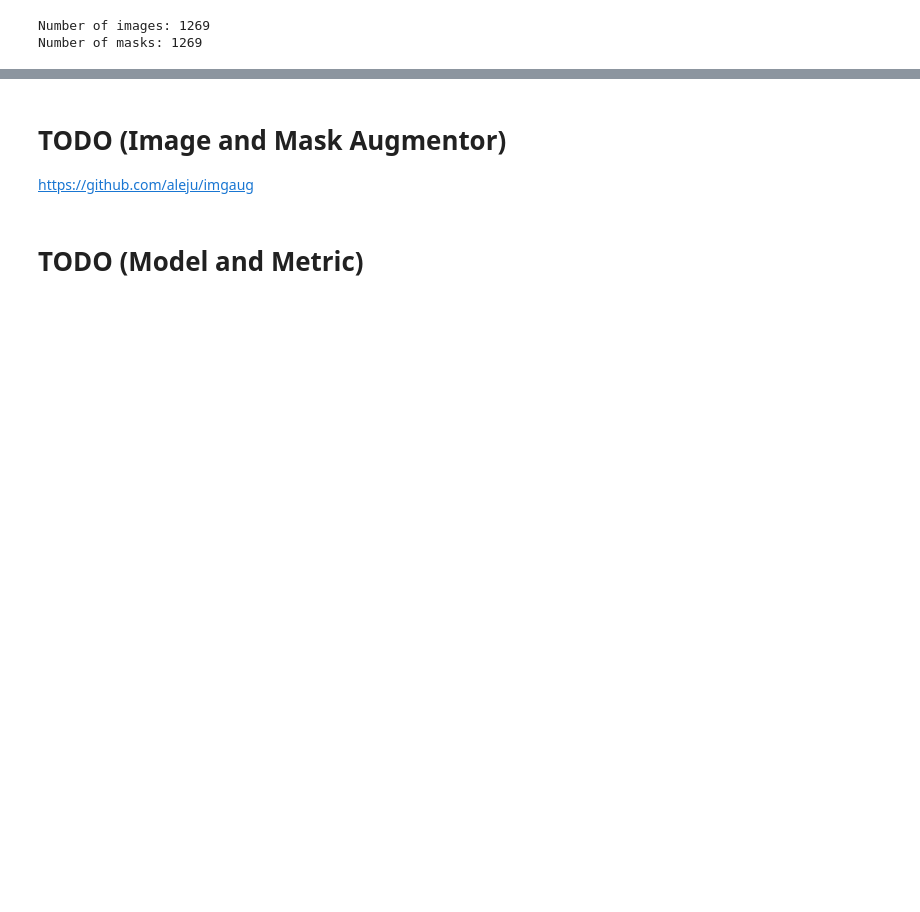
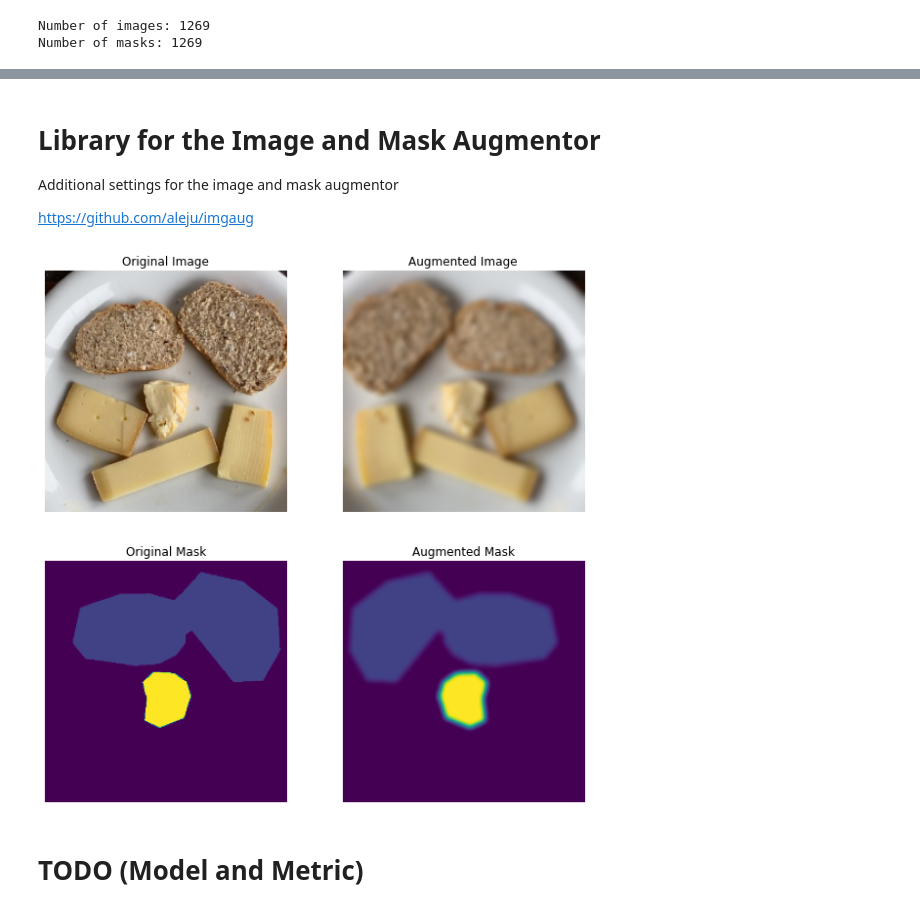
Before and after one commit to lucamarini22/food-recognition-challenge, a Jupyter notebook: food-recognition-challenge.ipynb, the cells around one changed output, grey strips where cells are left out. Cells and saved outputs as stored; diff of their text form; code cells hidden in the pictures; blank space fills up the shorter version.

```diff
--- a/food-recognition-challenge.ipynb
+++ b/food-recognition-challenge.ipynb
@@ -206,4 +192,6 @@ Objects: parmesan, tomato
 # %% [markdown]
-# TODO (Image and Mask Augmentor)
+# Library for the Image and Mask Augmentor
+
+Additional settings for the image and mask augmentor
 
 https://github.com/aleju/imgaug
@@ -210,2 +212,38 @@ https://github.com/aleju/imgaug
+# %%
+# Function to show an image and a mask along with their augments
+def showAug(imgs, msks, N=None):
+    plt.figure(figsize=(10, 10))
+
+    if N is None:
+        N = np.random.randint(0, len(imgs))
+
+    img_aug, msk_aug = augment_img(imgs[N], msks[N])
+
+    ax1 = plt.subplot(2, 2, 1)
+    ax1.imshow(imgs[N])
+    ax1.axis('off')
+    ax1.title.set_text('Original Image')
+
+    ax2 = plt.subplot(2, 2, 2)
+    ax2.imshow(img_aug)
+    ax2.axis('off')
+    ax2.title.set_text('Augmented Image')
+
+    ax3 = plt.subplot(2, 2, 3)
+    ax3.imshow(msks[N])
+    ax3.axis('off')
+    ax3.title.set_text('Original Mask')
+
+    ax4 = plt.subplot(2, 2, 4)
+    ax4.imshow(msk_aug)
+    ax4.axis('off')
+    ax4.title.set_text('Augmented Mask')
+
+    plt.show()
+# %%
+# Show sample images and masks with their augments
+showAug(images, masks)
+# %% [output]
+[figure, added]
 # %% [markdown]
 # TODO (Model and Metric)
```
Also changed, not shown: parts of 6 cells of this notebook.
